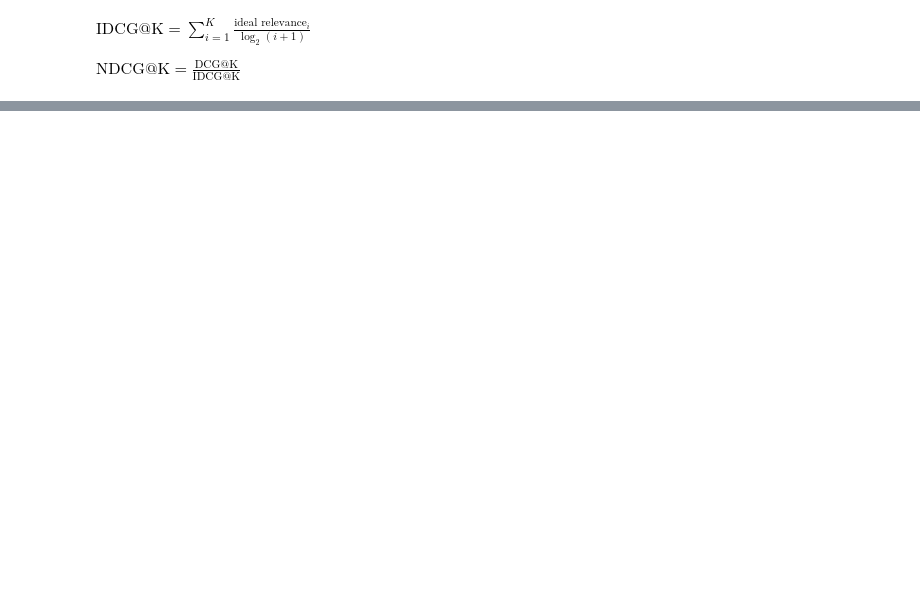
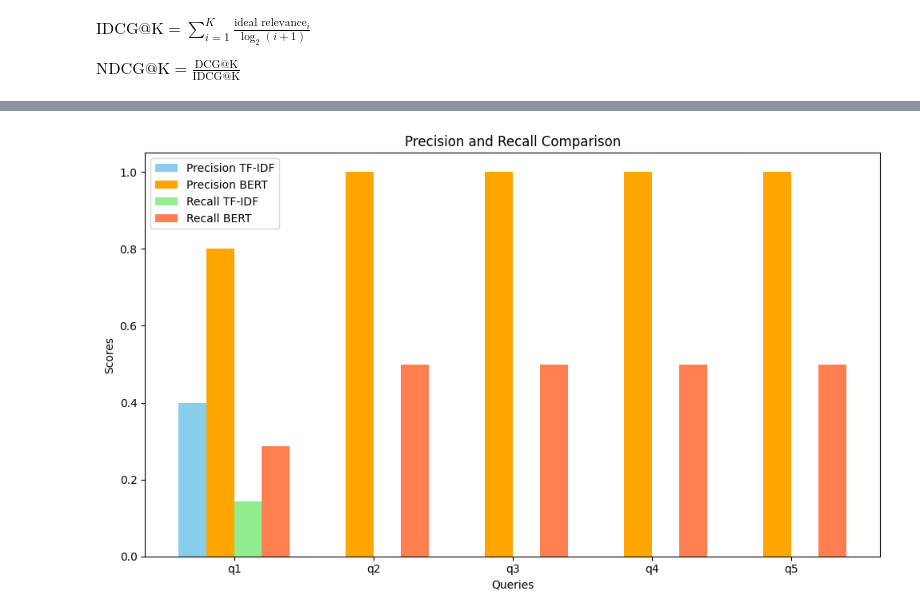
Before and after one commit to syrrex/MedCompare, a Jupyter notebook: AIR.ipynb, the cells around one changed output, grey strips where cells are left out. Drawn from its saved outputs; the diff is of its cells as text; code cells hidden in the pictures; blank space fills up the shorter version.

```diff
--- a/AIR.ipynb
+++ b/AIR.ipynb
@@ -427,21 +514,3 @@ print(f'BERT: {value_bert}')
 $\text{IDCG@K} = \sum_{i=1}^{K} \frac{\text{ideal relevance}_i}{\log_2(i + 1)}$
 
 $\text{NDCG@K} = \frac{\text{DCG@K}}{\text{IDCG@K}}$
-# %%
-def ndcg(model_rating):
-    dcg = 0.0
-    idcg = 0.0
-    relevance_scores = model_rating['relevance_rating']
-    for i, score in enumerate(relevance_scores):
-        dcg += score / np.log2(i + 2)
-
-    ideal_scores = sorted(relevance_scores, reverse=True)
-    for i, score in enumerate(ideal_scores):
-        idcg += score / np.log2(i + 2)
-    return dcg / idcg if idcg > 0 else 0.0
-
-value_tfidf = ndcg(model_rating_tfidf)
-value_bert = ndcg(model_rating_bert)
-print("recall values:")
-print(f'TFIDF: {value_tfidf}')
-print(f'BERT: {value_bert}')
@@ -450,0 +584,65 @@ Plotting etc for certain querys
+# %%
+import matplotlib.pyplot as plt
+import numpy as np
+
+def plot_precision_recall(metrics_df):
+
+    queries = metrics_df['query_label'].unique()
+    x = np.arange(len(queries))  # Label locations
+
+    # Extract precision, recall for TF-IDF and BERT
+    precision_tfidf = metrics_df[metrics_df['embedding_type'] == 'TFIDF']['precision'].values
+    recall_tfidf = metrics_df[metrics_df['embedding_type'] == 'TFIDF']['recall'].values
+    precision_bert = metrics_df[metrics_df['embedding_type'] == 'BERT']['precision'].values
+    recall_bert = metrics_df[metrics_df['embedding_type'] == 'BERT']['recall'].values
+
+    # Plot Precision and Recall
+    width = 0.2  # Bar width
+
+    fig, ax = plt.subplots(figsize=(10, 6))
+
+    ax.bar(x - width, precision_tfidf, width, label='Precision TF-IDF', color='skyblue')
+    ax.bar(x, precision_bert, width, label='Precision BERT', color='orange')
+    ax.bar(x + width, recall_tfidf, width, label='Recall TF-IDF', color='lightgreen')
+    ax.bar(x + 2 * width, recall_bert, width, label='Recall BERT', color='coral')
+
+    # Formatting
+    ax.set_xlabel('Queries')
+    ax.set_ylabel('Scores')
+    ax.set_title('Precision and Recall Comparison')
+    ax.set_xticks(x + width / 2)
+    ax.set_xticklabels(queries)
+    ax.legend()
+    plt.tight_layout()
+    plt.show()
+
+def plot_ndcg(metrics_df):
+
+    queries = metrics_df['query_label'].unique()
+    x = np.arange(len(queries))  # Label locations
+
+    ndcg_tfidf = metrics_df[metrics_df['embedding_type'] == 'TFIDF']['ndcg'].values
+    ndcg_bert = metrics_df[metrics_df['embedding_type'] == 'BERT']['ndcg'].values
+
+    # Plot NDCG
+    width = 0.3  # Bar width
+
+    fig, ax = plt.subplots(figsize=(10, 6))
+    ax.bar(x - width / 2, ndcg_tfidf, width, label='NDCG TF-IDF', color='blue')
+    ax.bar(x + width / 2, ndcg_bert, width, label='NDCG BERT', color='orange')
+
+    # Formatting
+    ax.set_xlabel('Queries')
+    ax.set_ylabel('NDCG Scores')
+    ax.set_title('NDCG Comparison')
+    ax.set_xticks(x)
+    ax.set_xticklabels(queries)
+    ax.legend()
+    plt.tight_layout()
+    plt.show()
+
+metrics_df['query_label'] = ['q1', 'q1', 'q2', 'q2', 'q3', 'q3', 'q4', 'q4', 'q5', 'q5']
+plot_precision_recall(metrics_df)
+plot_ndcg(metrics_df)
+# %% [output]
+[figure, added]
```
Also changed, not shown: parts of 16 cells of this notebook.
